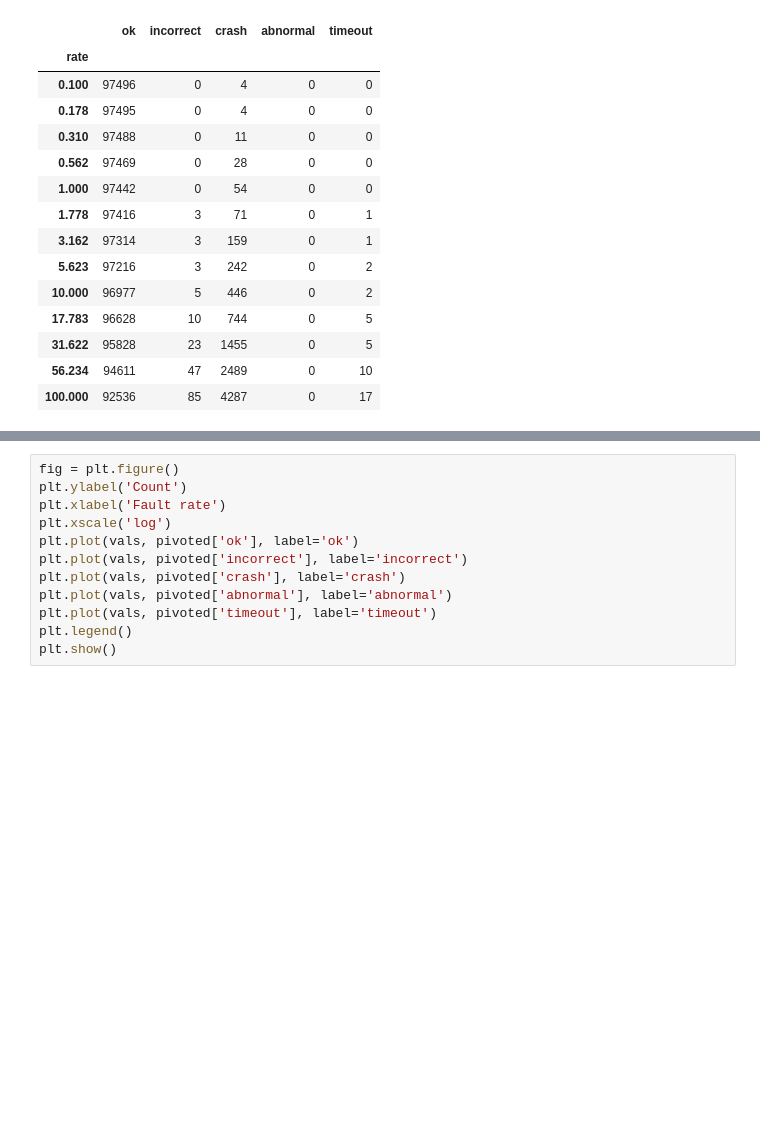
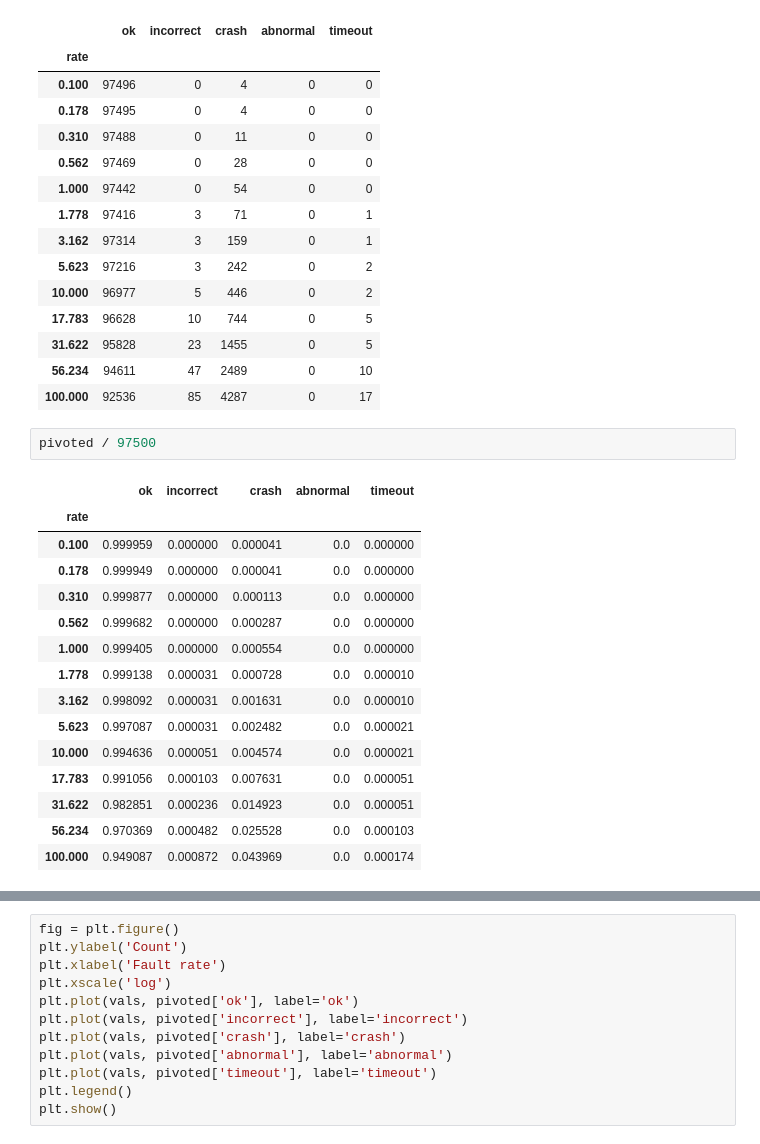
Before and after one commit to Longi94/chaos_jupyter, a Jupyter notebook: monetdb_tpch1_flip_heap_plots.ipynb, the cells around one changed output, grey strips where cells are left out. Saved outputs shown, nothing was run; the diff lists cells and outputs as text; blank space fills up the shorter version.

```diff
--- a/monetdb_tpch1_flip_heap_plots.ipynb
+++ b/monetdb_tpch1_flip_heap_plots.ipynb
@@ -62,3 +62,21 @@ pivoted
 | 31.622 | 95828 | 23 | 1455 | 0 | 5 |
 | 56.234 | 94611 | 47 | 2489 | 0 | 10 |
 | 100.000 | 92536 | 85 | 4287 | 0 | 17 |
+# %%
+pivoted / 97500
+# %% [output]
+|  | ok | incorrect | crash | abnormal | timeout |
+| rate |  |  |  |  |  |
+| 0.100 | 0.999959 | 0.000000 | 0.000041 | 0.0 | 0.000000 |
+| 0.178 | 0.999949 | 0.000000 | 0.000041 | 0.0 | 0.000000 |
+| 0.310 | 0.999877 | 0.000000 | 0.000113 | 0.0 | 0.000000 |
+| 0.562 | 0.999682 | 0.000000 | 0.000287 | 0.0 | 0.000000 |
+| 1.000 | 0.999405 | 0.000000 | 0.000554 | 0.0 | 0.000000 |
+| 1.778 | 0.999138 | 0.000031 | 0.000728 | 0.0 | 0.000010 |
+| 3.162 | 0.998092 | 0.000031 | 0.001631 | 0.0 | 0.000010 |
+| 5.623 | 0.997087 | 0.000031 | 0.002482 | 0.0 | 0.000021 |
+| 10.000 | 0.994636 | 0.000051 | 0.004574 | 0.0 | 0.000021 |
+| 17.783 | 0.991056 | 0.000103 | 0.007631 | 0.0 | 0.000051 |
+| 31.622 | 0.982851 | 0.000236 | 0.014923 | 0.0 | 0.000051 |
+| 56.234 | 0.970369 | 0.000482 | 0.025528 | 0.0 | 0.000103 |
+| 100.000 | 0.949087 | 0.000872 | 0.043969 | 0.0 | 0.000174 |
```
Also changed, not shown: parts of 1 cell of this notebook, 13 other files.
